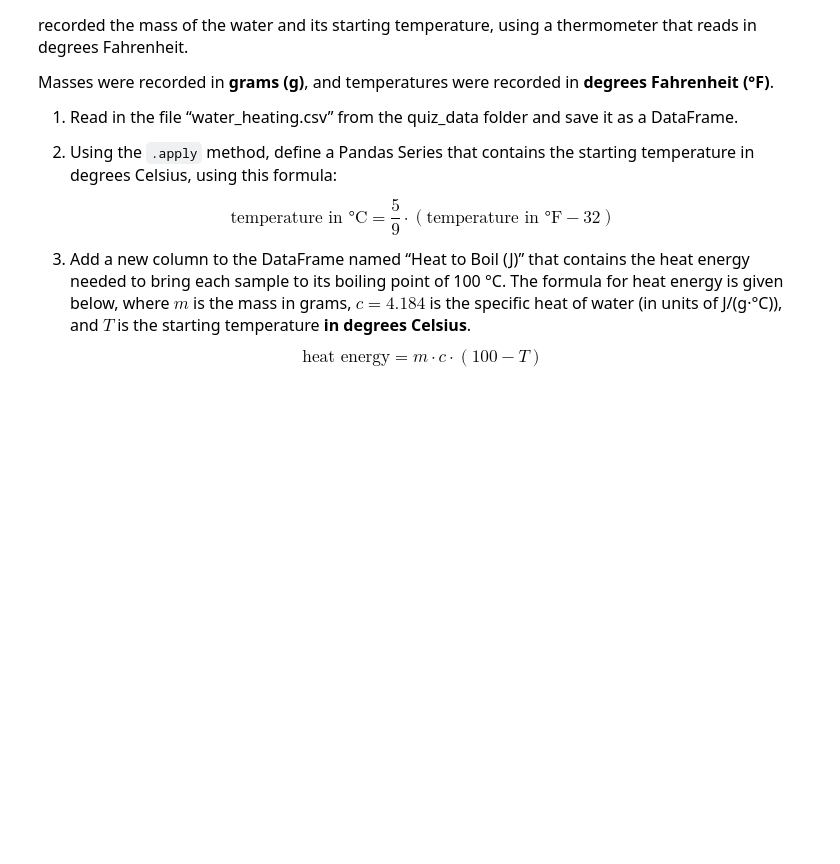
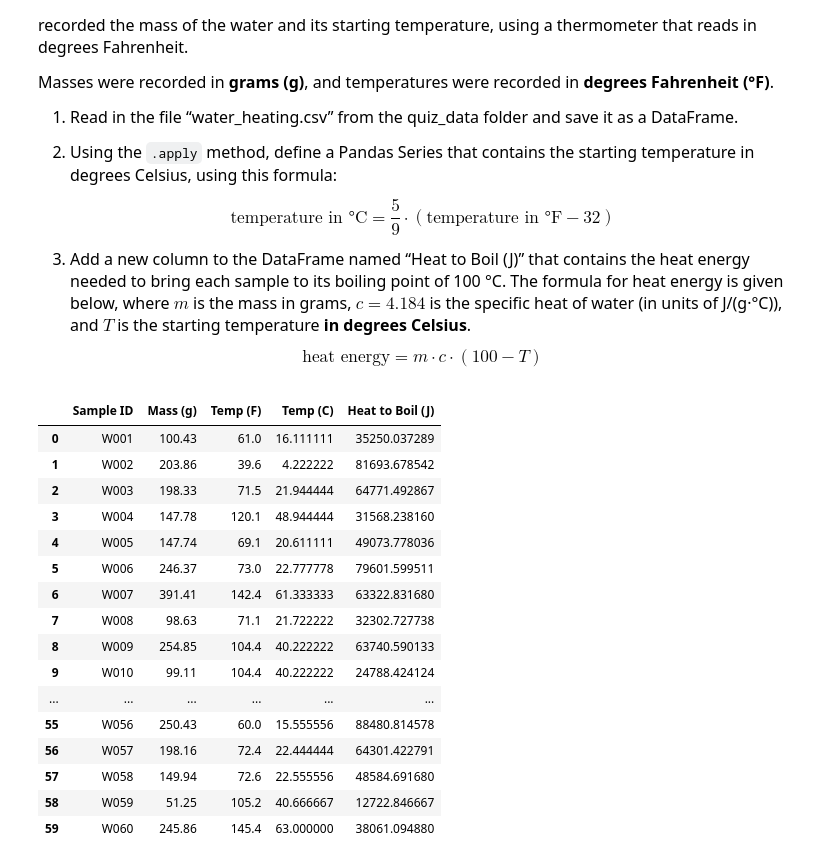
Before and after one commit to koeypan/datasci185fall2026, a Jupyter notebook: _quizzes/quiz_4/quiz_4.ipynb, the cells around one changed output. Cells and saved outputs as stored; diff of their text form; code cells hidden in the pictures; blank space fills up the shorter version.

```diff
--- a/_quizzes/quiz_4/quiz_4.ipynb
+++ b/_quizzes/quiz_4/quiz_4.ipynb
@@ -342,4 +447,33 @@ $$ \textrm{heat energy} = m \cdot c \cdot (100 - T)$$
 # %%
 import pandas as pd
 
 # your code here
+
+df_water = pd.read_csv("quiz_data/water_heating.csv")
+
+def f_to_c(F):
+    return (5 / 9 * (F - 32))
+
+df_water["Temp (C)"] = df_water["Temp (F)"].apply(f_to_c)
+
+df_water["Heat to Boil (J)"] = df_water["Mass (g)"] * 4.184 * (100 - df_water["Temp (C)"])
+
+display(df_water)
+# %% [output]
+|  | Sample ID | Mass (g) | Temp (F) | Temp (C) | Heat to Boil (J) |
+| 0 | W001 | 100.43 | 61.0 | 16.111111 | 35250.037289 |
+| 1 | W002 | 203.86 | 39.6 | 4.222222 | 81693.678542 |
+| 2 | W003 | 198.33 | 71.5 | 21.944444 | 64771.492867 |
+| 3 | W004 | 147.78 | 120.1 | 48.944444 | 31568.238160 |
+| 4 | W005 | 147.74 | 69.1 | 20.611111 | 49073.778036 |
+| 5 | W006 | 246.37 | 73.0 | 22.777778 | 79601.599511 |
+| 6 | W007 | 391.41 | 142.4 | 61.333333 | 63322.831680 |
+| 7 | W008 | 98.63 | 71.1 | 21.722222 | 32302.727738 |
+| 8 | W009 | 254.85 | 104.4 | 40.222222 | 63740.590133 |
+| 9 | W010 | 99.11 | 104.4 | 40.222222 | 24788.424124 |
+| ... | ... | ... | ... | ... | ... |
+| 55 | W056 | 250.43 | 60.0 | 15.555556 | 88480.814578 |
+| 56 | W057 | 198.16 | 72.4 | 22.444444 | 64301.422791 |
+| 57 | W058 | 149.94 | 72.6 | 22.555556 | 48584.691680 |
+| 58 | W059 | 51.25 | 105.2 | 40.666667 | 12722.846667 |
+| 59 | W060 | 245.86 | 145.4 | 63.000000 | 38061.094880 |
```
Also changed, not shown: parts of 13 cells of this notebook.
